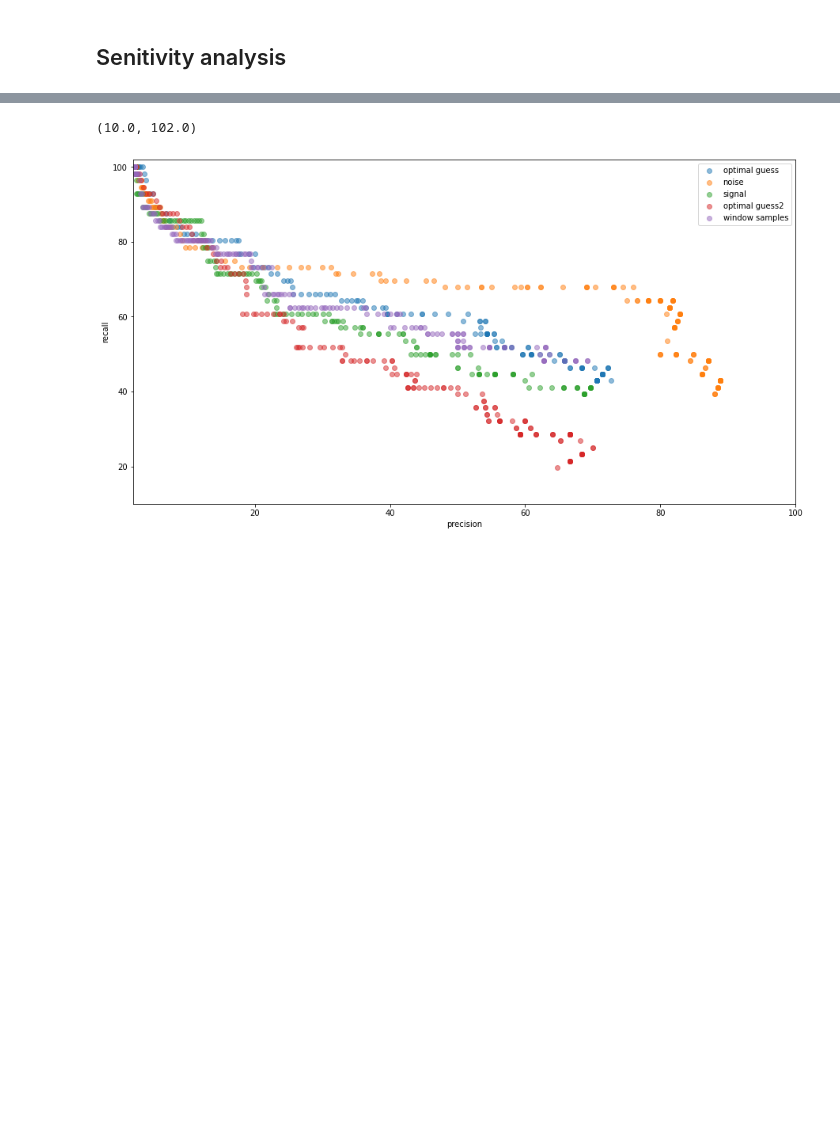
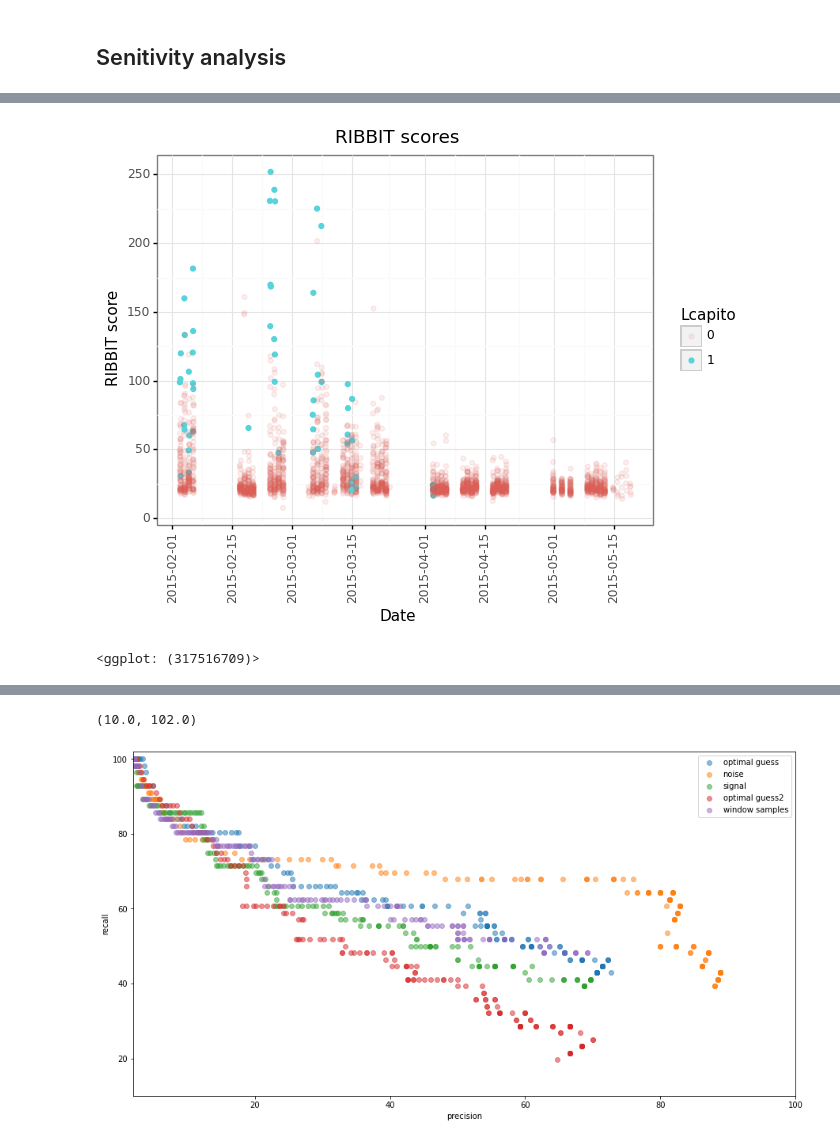
Before and after one commit to mayalapp/ga-frog-id, a Jupyter notebook: python-ribbit/data_cleaning.ipynb, the cells around one changed output, grey strips where cells are left out. Drawn from its saved outputs; the diff is of its cells as text; code cells hidden in the pictures; blank space fills up the shorter version.

```diff
--- a/python-ribbit/data_cleaning.ipynb
+++ b/python-ribbit/data_cleaning.ipynb
@@ -78,6 +78,8 @@ ich_df = ich_df.drop_duplicates() # remove duplicates #TODO: why duplicates? fil
 # make dataframe with only files that have been maunally verified
 ich_tr_df = ich_df.dropna()
 # %%
+# Read in ichaway files
+
 ## Read in verified files - right now this is with signal band [300-1000], noise band [150,200][1200,1600], clip duration = 1.5 s
 ich_verified_files_df = pd.read_csv("./ribbit_scores_ichaway_verified_files/ichaway_verified_files_ribbit_scores.csv")
 ich_verified_files_df['date']=pd.to_datetime(ich_verified_files_df['date'])
@@ -101,8 +103,12 @@ sa_signal_df = pd.read_csv("./ribbit_scores_signal_band/ribbit_scores2.csv")
 sa_signal_df['date']=pd.to_datetime(sa_signal_df['date'])
 
 # read in SA files
-sa_window_df = pd.read_csv("./ribbit_scores_window_samples/ribbit_scores1.csv")
+sa_window_df = pd.read_csv("./ribbit_scores_window_samples_base/ribbit_scores1.csv")
 sa_window_df['date']=pd.to_datetime(sa_window_df['date'])
+
+# read in SA files - this has noise band [1100,1200] instead of base noise band
+sa_window_df2 = pd.read_csv("./ribbit_scores_window_samples/ribbit_scores1.csv")
+sa_window_df2['date']=pd.to_datetime(sa_window_df['date'])
 
 # read in SA files
 sa_optimal_guess_df = pd.read_csv("./ribbit_scores_optimal_guess/ribbit_scores0.csv")
@@ -129,11 +135,25 @@ sa_noise_df.loc[sa_noise_df['file_path'].isin(incorrect_files),'Lcapito'] = 1
 sa_duration_df.loc[sa_duration_df['file_path'].isin(incorrect_files),'Lcapito'] = 1
 sa_signal_df.loc[sa_signal_df['file_path'].isin(incorrect_files),'Lcapito'] = 1
 sa_window_df.loc[sa_window_df['file_path'].isin(incorrect_files),'Lcapito'] = 1
+sa_window_df2.loc[sa_window_df2['file_path'].isin(incorrect_files),'Lcapito'] = 1
 sa_optimal_guess_df.loc[sa_optimal_guess_df['file_path'].isin(incorrect_files),'Lcapito'] = 1
 sa_optimal_guess_df2.loc[sa_optimal_guess_df2['file_path'].isin(incorrect_files),'Lcapito'] = 1
 
 ich_tr_df.loc[ich_tr_df['file_path'].isin(incorrect_files),'Lcapito'] = 1
 ich_verified_files_df.loc[ich_verified_files_df['file_path'].isin(incorrect_files),'Lcapito'] = 1
+
+# make 'Lcapito' columns categories not numerics
+sa_pulse_df['Lcapito'] = sa_pulse_df['Lcapito'].astype('category')
+sa_noise_df['Lcapito'] = sa_noise_df['Lcapito'].astype('category')
+sa_duration_df['Lcapito'] = sa_duration_df['Lcapito'].astype('category')
+sa_signal_df['Lcapito'] = sa_signal_df['Lcapito'].astype('category')
+sa_window_df['Lcapito'] = sa_window_df['Lcapito'].astype('category')
+sa_window_df2['Lcapito'] = sa_window_df2['Lcapito'].astype('category')
+sa_optimal_guess_df['Lcapito'] = sa_optimal_guess_df['Lcapito'].astype('category')
+sa_optimal_guess_df2['Lcapito'] = sa_optimal_guess_df2['Lcapito'].astype('category')
+
+# create dataframe with base data from SA
+sa_base_df = sa_pulse_df.drop(columns = ['time_stamp0', 'score0', 'time_stamp1','score1']).rename(columns={'score2':'score', 'time_stamp2':'time_stamp'})
 # %%
 print("Number of verified files in Ichaway data: " + str(len(sa_optimal_guess_df2)))
 print("Number of gopher frog observations in verified data: " + str(len(sa_optimal_guess_df2[sa_optimal_guess_df2['Lcapito'] == 1])))
@@ -280 +169,17 @@ plot_rs(sa_pulse_df, score_col = 'score2')
+# %%
+# plot ribbit scores by date for single model
+
+
+#window: score0; noise: score0; optimal_guess: score0; pulse: score2 (base)
+df = sa_window_df
+score_col = 'score0'
+
+(ggplot(df, aes(x = 'date', y = score_col, color = 'Lcapito', alpha = 'Lcapito'))+
+       geom_point()+
+        labs(x  = "Date", y = "RIBBIT score", title = "RIBBIT scores")+
+        theme_bw()+
+        theme(axis_text_x = element_text(angle = 90)))
+# %% [output]
+[figure, added]
+<ggplot: (317516709)>
 # %%
```
Also changed, not shown: parts of 29 cells of this notebook, 16 other files.
